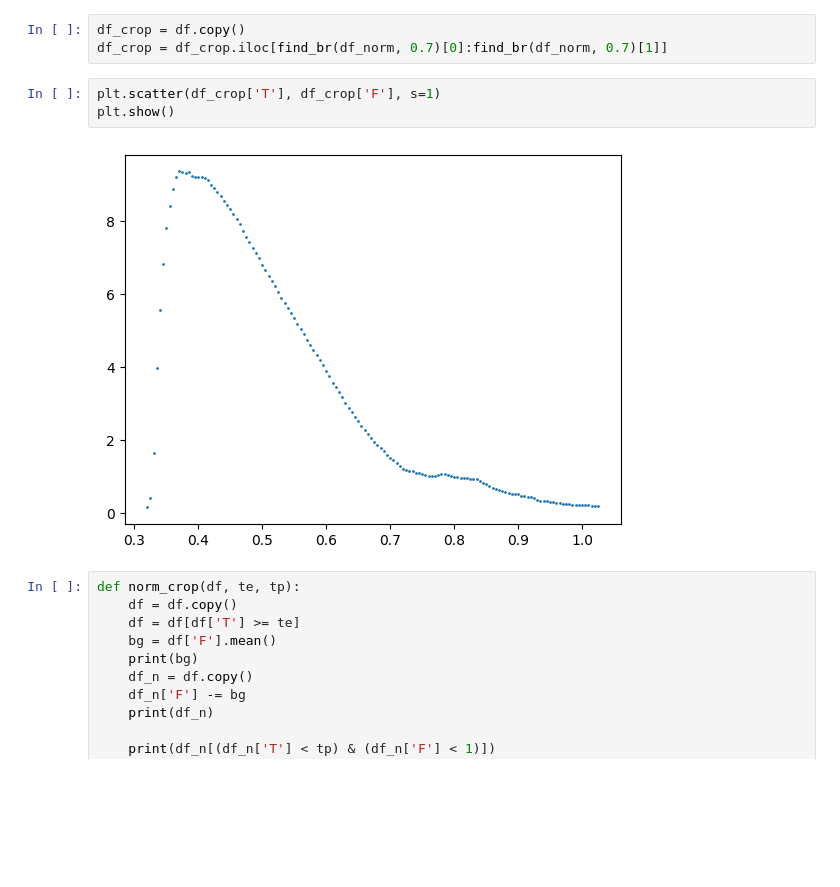
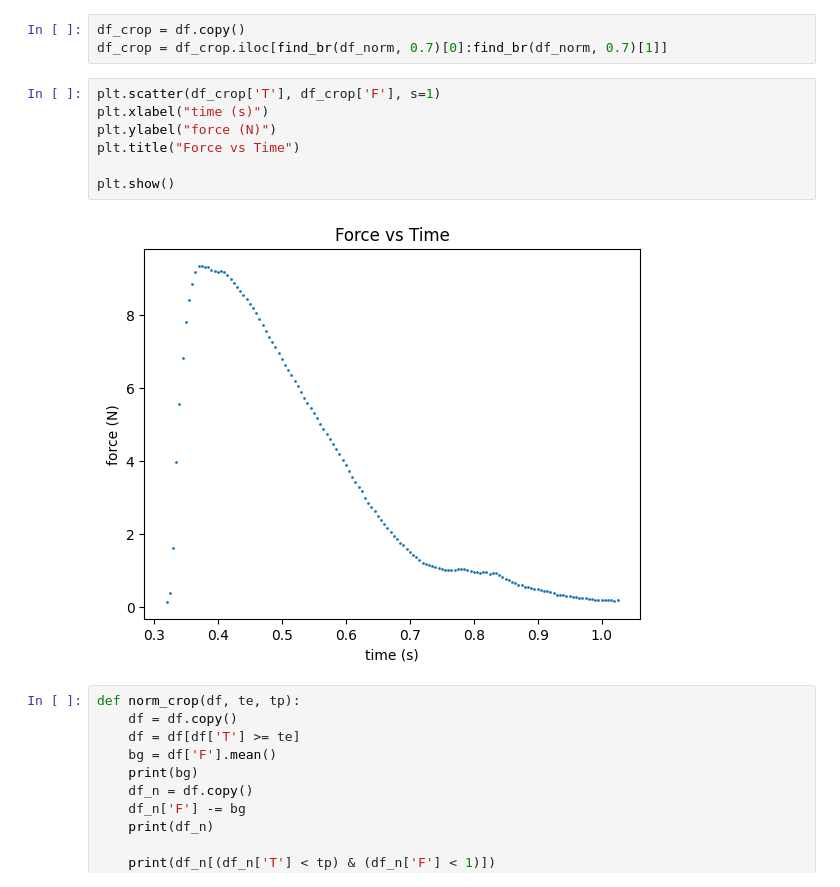
Before and after one commit to FormulaForest/Formula-Forest, a Jupyter notebook: Propulsion theory/exp_results.ipynb, the cells around one changed output. Drawn from its saved outputs; the diff is of its cells as text; blank space fills up the shorter version.

Commit message:
COntinued analyzing the propulsion force Co-authored-by: PennStClair <PennStClair@users.noreply.github.com>

```diff
--- a/Propulsion theory/exp_results.ipynb
+++ b/Propulsion theory/exp_results.ipynb
@@ -60,9 +68,13 @@ df_crop = df.copy()
 df_crop = df_crop.iloc[find_br(df_norm, 0.7)[0]:find_br(df_norm, 0.7)[1]]
 # %%
 plt.scatter(df_crop['T'], df_crop['F'], s=1)
+plt.xlabel("time (s)")
+plt.ylabel("force (N)")
+plt.title("Force vs Time")
+
 plt.show()
 # %% [output]
-[figure, old version]
+[figure, new version]
 # %%
 def norm_crop(df, te, tp):
     df = df.copy()
```
Also changed, not shown: parts of 2 cells of this notebook, 2 other files.
